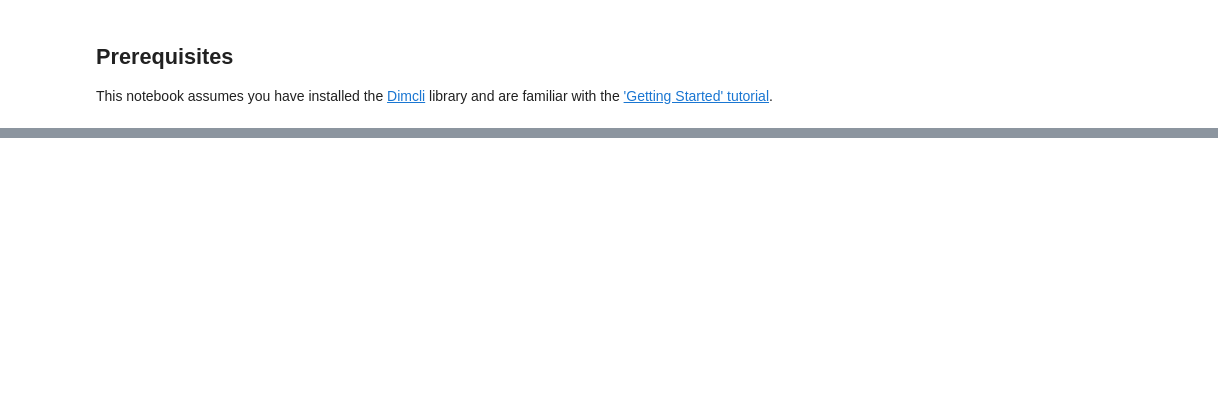
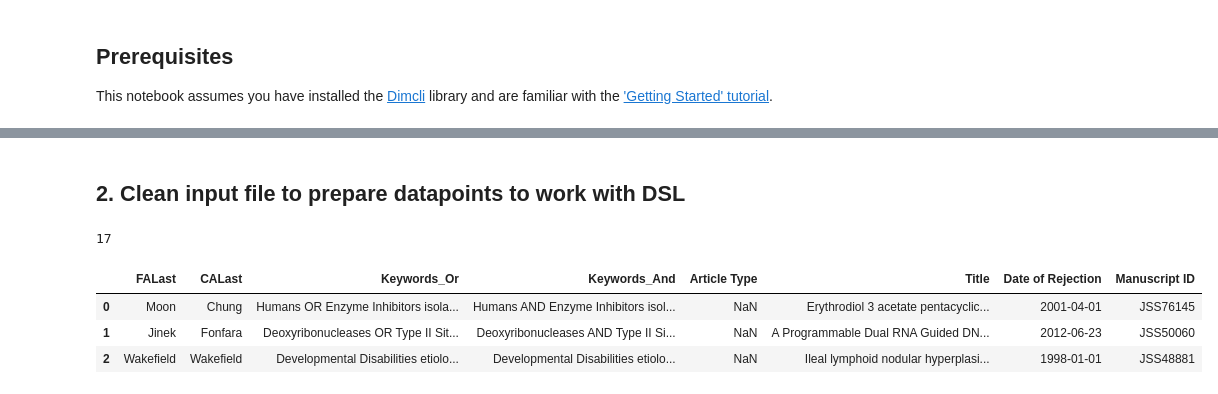
Before and after one commit to digital-science/dimensions-api-lab, a Jupyter notebook: cookbooks/2-publications/Rejected_Article_Tracker.ipynb, the cells around one changed output, grey strips where cells are left out. Drawn from its saved outputs; the diff is of its cells as text; code cells hidden in the pictures; blank space fills up the shorter version.

```diff
--- a/cookbooks/2-publications/Rejected_Article_Tracker.ipynb
+++ b/cookbooks/2-publications/Rejected_Article_Tracker.ipynb
@@ -269,0 +122,47 @@ In terms of next steps, we might choose to do some bibliometric analysis of the
+# %% [markdown]
+## 2. Clean input file to prepare datapoints to work with DSL
+# %%
+import string
+
+RejArt = RejectedArticles
+"""
+#Optional: If your input data does not contain a field for "Keywords" you can make one based on the
+#          important words in your title with this section.
+
+import nltk
+from nltk.corpus import stopwords
+nltk.download('stopwords')
+stop_words = set(stopwords.words('english'))
+def extract_keywords(title):
+    return ', '.join([word.capitalize() for word in title.split() if word.lower() not in stop_words])
+RejArt['Keywords'] = RejArt['Title'].apply(extract_keywords)
+RejArt.head(6)
+"""
+
+cols = RejArt.select_dtypes(['object']).columns
+RejArt[cols] = RejArt[cols].apply(lambda x: x.str.strip())
+
+RejArt['Keywords_Or'] = RejArt['Keywords'].str.replace(',', 'abcdefghijkl')
+RejArt['Keywords_Or'] = RejArt['Keywords_Or'].str.replace('abcdefghijkl', ' OR ')
+RejArt['Keywords_Or'] = RejArt['Keywords_Or'].str.replace(' and ', ' OR ')
+RejArt['Keywords_Or'] = RejArt['Keywords_Or'].str.replace(r'\b(OR\s+OR)+\b', ' OR ', regex=True)
+RejArt['Keywords_Or'] = RejArt['Keywords_Or'].str.replace(r'\s+', ' ', regex=True).str.strip()  # Remove extra spaces
+
+RejArt['Keywords_And'] = RejArt['Keywords_Or'].str.replace(r'\bOR\b', 'AND', regex=True)
+RejArt['Keywords_And'] = RejArt['Keywords_And'].str.replace(r'\b(AND\s+AND)+\b', ' AND ', regex=True)
+
+#Remove punctuation (punctuation can cause errors in the DSL query):
+RejArt[['Keywords_Or', 'Keywords_And', 'Title']] = RejArt[['Keywords_Or', 'Keywords_And', 'Title']].apply(
+    lambda x: x.str.translate(str.maketrans(string.punctuation, ' ' * len(string.punctuation))))
+RejArt['FALast'] = RejArt['First Author'].str.split(',').str[0]
+RejArt['CALast'] = RejArt['Corr Author'].str.split(',').str[0]
+
+RejArt = RejArt[['FALast','CALast','Keywords_Or','Keywords_And','Article Type','Title','Date of Rejection','Manuscript ID']]
+print(len(RejArt))
+RejArt.head(3)
+# %% [output]
+17
+|  | FALast | CALast | Keywords_Or | Keywords_And | Article Type | Title | Date of Rejection | Manuscript ID |
+| 0 | Moon | Chung | Humans OR Enzyme Inhibitors isola... | Humans AND Enzyme Inhibitors isol... | NaN | Erythrodiol 3 acetate pentacyclic... | 2001-04-01 | JSS76145 |
+| 1 | Jinek | Fonfara | Deoxyribonucleases OR Type II Sit... | Deoxyribonucleases AND Type II Si... | NaN | A Programmable Dual RNA Guided DN... | 2012-06-23 | JSS50060 |
+| 2 | Wakefield | Wakefield | Developmental Disabilities etiolo... | Developmental Disabilities etiolo... | NaN | Ileal lymphoid nodular hyperplasi... | 1998-01-01 | JSS48881 |
```
Also changed, not shown: parts of 34 cells of this notebook, 2 other files.
